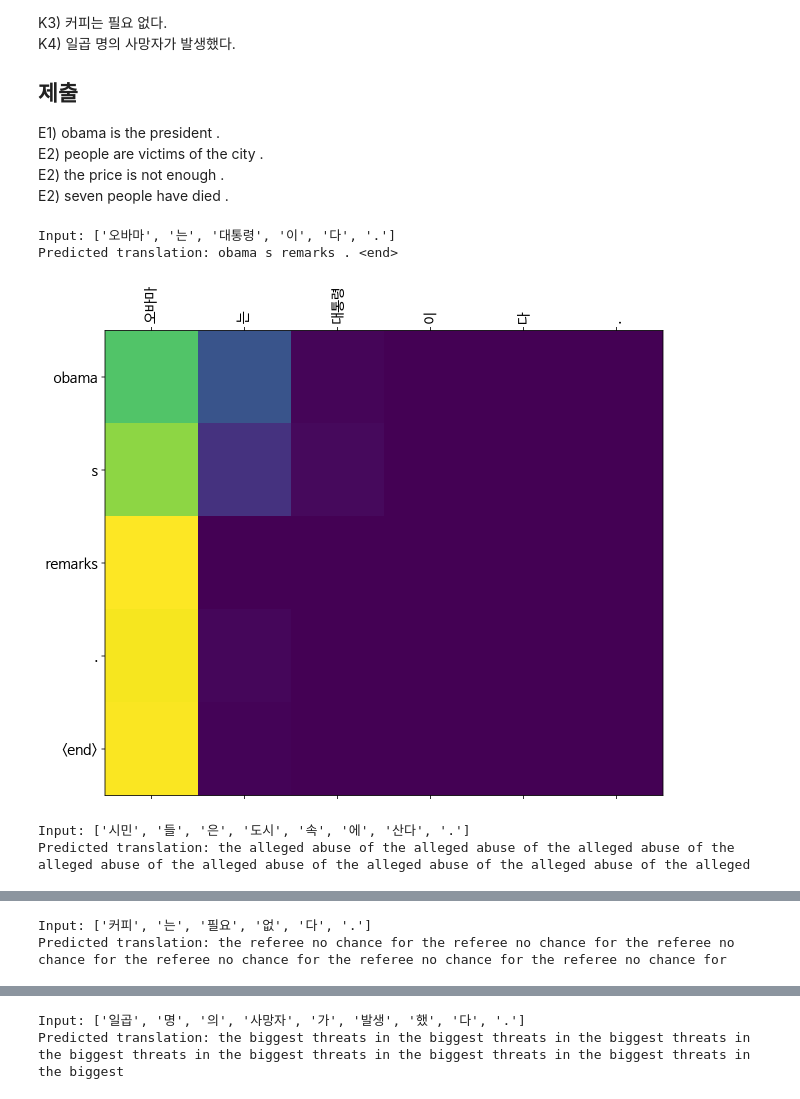
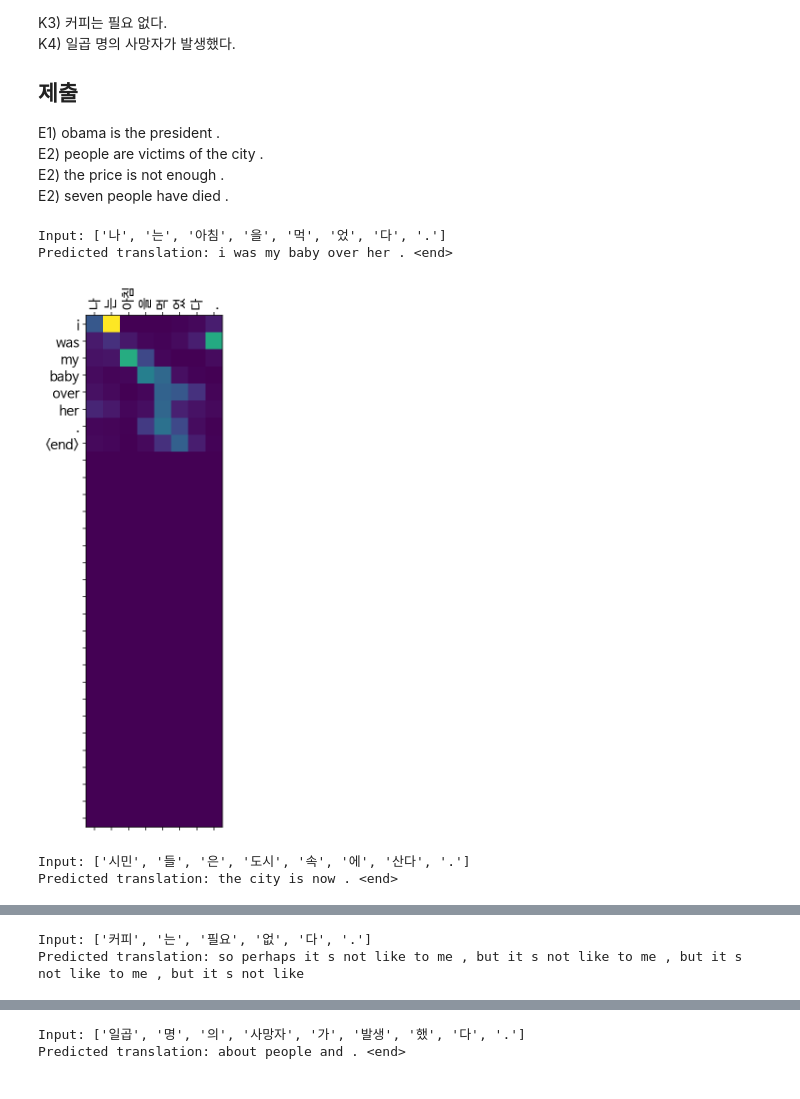
Before and after one commit to JPumpkin645/AIFFEL, a Jupyter notebook: Week_14/Going_Deeper_8_Seq2seq_한영_번역기_만들기.ipynb, the cells around one changed output, grey strips where cells are left out. Saved outputs shown, nothing was run; the diff lists cells and outputs as text; code cells hidden in the pictures.

Commit message:
Training until epochs=15

```diff
--- a/Week_14/Going_Deeper_8_Seq2seq_한영_번역기_만들기.ipynb
+++ b/Week_14/Going_Deeper_8_Seq2seq_한영_번역기_만들기.ipynb
@@ -291,14 +257,14 @@ BATCH_SIZE     = 64
 SRC_VOCAB_SIZE = len(enc_tokenizer.index_word) + 1
 TGT_VOCAB_SIZE = len(dec_tokenizer.index_word) + 1
 
-units         = 1024
+units         = 512
 embedding_dim = 512
 
 encoder = Encoder(SRC_VOCAB_SIZE, embedding_dim, units)
 decoder = Decoder(TGT_VOCAB_SIZE, embedding_dim, units)
 
 # sample input
-sequence_len = 30
+sequence_len = 40
 
 sample_enc = tf.random.uniform((BATCH_SIZE, sequence_len))
 sample_output = encoder(sample_enc)
@@ -378,7 +344,7 @@ E2) seven people have died . <end>
 from tqdm import tqdm    # tqdm
 import random
 
-EPOCHS = 10
+EPOCHS = 15
 
 for epoch in range(EPOCHS):
     total_loss = 0
@@ -428,7 +394,7 @@ def eval_step(src, tgt, encoder, decoder, dec_tok):
 
 from tqdm import tqdm
 
-EPOCHS = 10
+EPOCHS = 15
 
 for epoch in range(EPOCHS):
     total_loss = 0
@@ -472,7 +438,7 @@ def evaluate(sentence, encoder, decoder):
     attention = np.zeros((dec_train.shape[-1], enc_train.shape[-1]))
 
     sentence = preprocess_sentence_ko(sentence)
-    inputs = enc_tokenizer.texts_to_sequences([sentence.split()])
+    inputs = enc_tokenizer.texts_to_sequences([sentence])
     inputs = tf.keras.preprocessing.sequence.pad_sequences(inputs,
                                                            maxlen=enc_train.shape[-1],
                                                            padding='post')
@@ -527,16 +493,16 @@ def translate(sentence, encoder, decoder):
     print('Input: %s' % (sentence))
     print('Predicted translation: {}'.format(result))
 
-    attention = attention[:len(result.split()), :len(sentence.split())]
-    plot_attention(attention, sentence.split(), result.split(' '))
+    attention = attention[:len(result), :len(sentence)]
+    plot_attention(attention, sentence, result.split(' '))
 # %%
-translate("오바마는 대통령이다.", encoder, decoder)
+translate("나는 아침을 먹었다.", encoder, decoder)
 translate("시민들은 도시 속에 산다.", encoder, decoder)
 translate("커피는 필요 없다.", encoder, decoder)
 translate("일곱 명의 사망자가 발생했다.", encoder, decoder)
 # %% [output]
-Input: ['오바마', '는', '대통령', '이', '다', '.']
-Predicted translation: obama s remarks . <end>
+Input: ['나', '는', '아침', '을', '먹', '었', '다', '.']
+Predicted translation: i was my baby over her . <end>
-[figure, old version]
+[figure, new version]
 Input: ['시민', '들', '은', '도시', '속', '에', '산다', '.']
-Predicted translation: the alleged abuse of the alleged abuse of the alleged abuse of the alleged abuse of the alleged abuse of the alleged abuse of the alleged abuse of the alleged
+Predicted translation: the city is now . <end>
@@ -544,2 +510,2 @@ Predicted translation: the alleged abuse of the alleged abuse of the alleged abu
 Input: ['커피', '는', '필요', '없', '다', '.']
-Predicted translation: the referee no chance for the referee no chance for the referee no chance for the referee no chance for the referee no chance for the referee no chance for
+Predicted translation: so perhaps it s not like to me , but it s not like to me , but it s not like to me , but it s not like
@@ -547,2 +513,2 @@ Predicted translation: the referee no chance for the referee no chance for the r
 Input: ['일곱', '명', '의', '사망자', '가', '발생', '했', '다', '.']
-Predicted translation: the biggest threats in the biggest threats in the biggest threats in the biggest threats in the biggest threats in the biggest threats in the biggest threats in the biggest
+Predicted translation: about people and . <end>
```
Also changed, not shown: parts of 9 cells of this notebook.
